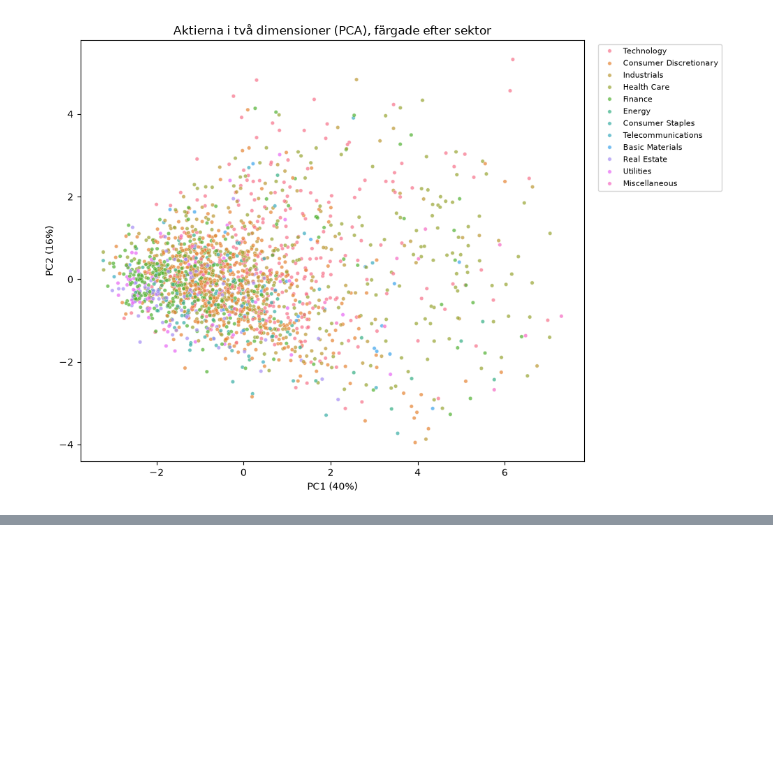
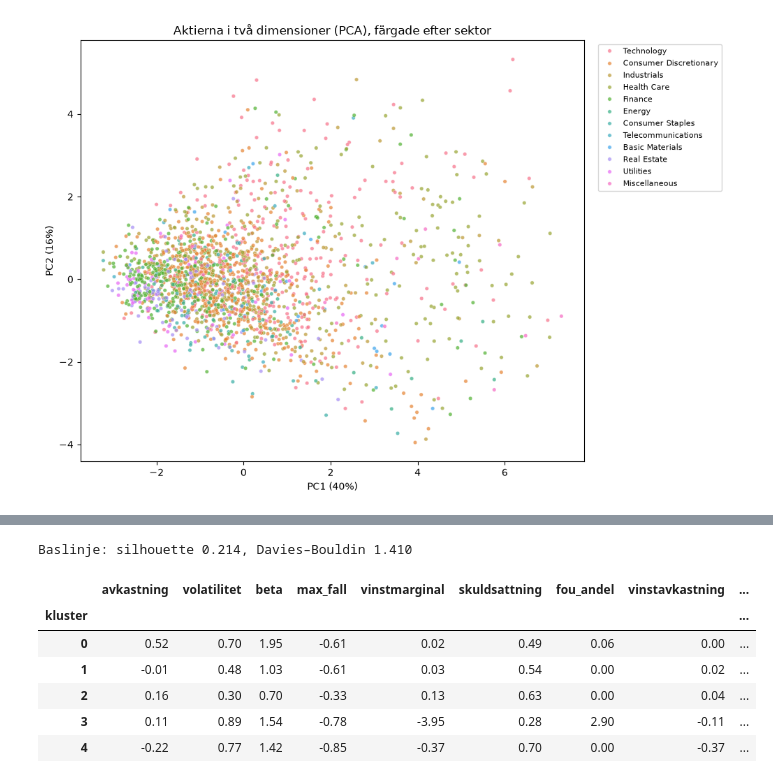
Before and after one commit to peter868686/Aktieklustring, a Jupyter notebook: notebooks/analys.ipynb, the cells around one changed output, grey strips where cells are left out. Saved outputs shown, nothing was run; the diff lists cells and outputs as text; code cells hidden in the pictures; blank space fills up the shorter version.

```diff
--- a/notebooks/analys.ipynb
+++ b/notebooks/analys.ipynb
@@ -567,0 +651,25 @@ Sammanfattningsvis ligger de flesta aktier i en tät grupp till vänster (stabil
+# %%
+# Baslinjen: K-means med k = 5 på alla 9 nyckeltal
+kmeans = KMeans(n_clusters=5, n_init=10, random_state=42).fit(X_scaled)
+df["kluster"] = kmeans.labels_
+
+# Spara måtten för baslinjen, så att förbättringen kan jämföras mot dem senare
+baseline = {"modell": "K-means (baslinje)", "antal nyckeltal": len(features),
+            "silhouette": silhouette_score(X_scaled, kmeans.labels_),
+            "davies_bouldin": davies_bouldin_score(X_scaled, kmeans.labels_)}
+print(f"Baslinje: silhouette {baseline['silhouette']:.3f}, "
+      f"Davies–Bouldin {baseline['davies_bouldin']:.3f}")
+
+# Första titt på klustren: medianvärden per kluster (originalvärden, inte skalade)
+profile = df.groupby("kluster")[features].median()
+profile["antal"] = df["kluster"].value_counts()
+profile.round(2)
+# %% [output]
+Baslinje: silhouette 0.214, Davies–Bouldin 1.410
+|  | avkastning | volatilitet | beta | max_fall | vinstmarginal | skuldsattning | fou_andel | vinstavkastning | ... |
+| kluster |  |  |  |  |  |  |  |  | ... |
+| 0 | 0.52 | 0.70 | 1.95 | -0.61 | 0.02 | 0.49 | 0.06 | 0.00 | ... |
+| 1 | -0.01 | 0.48 | 1.03 | -0.61 | 0.03 | 0.54 | 0.00 | 0.02 | ... |
+| 2 | 0.16 | 0.30 | 0.70 | -0.33 | 0.13 | 0.63 | 0.00 | 0.04 | ... |
+| 3 | 0.11 | 0.89 | 1.54 | -0.78 | -3.95 | 0.28 | 2.90 | -0.11 | ... |
+| 4 | -0.22 | 0.77 | 1.42 | -0.85 | -0.37 | 0.70 | 0.00 | -0.37 | ... |
```
Also changed, not shown: parts of 11 cells of this notebook.
